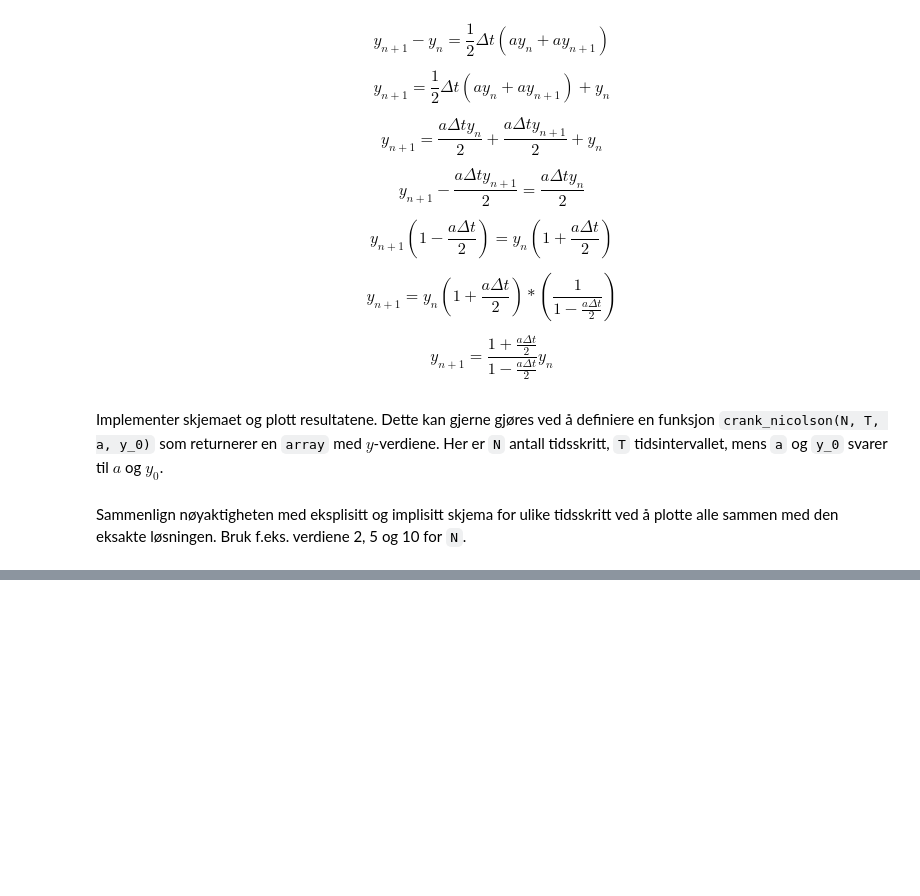
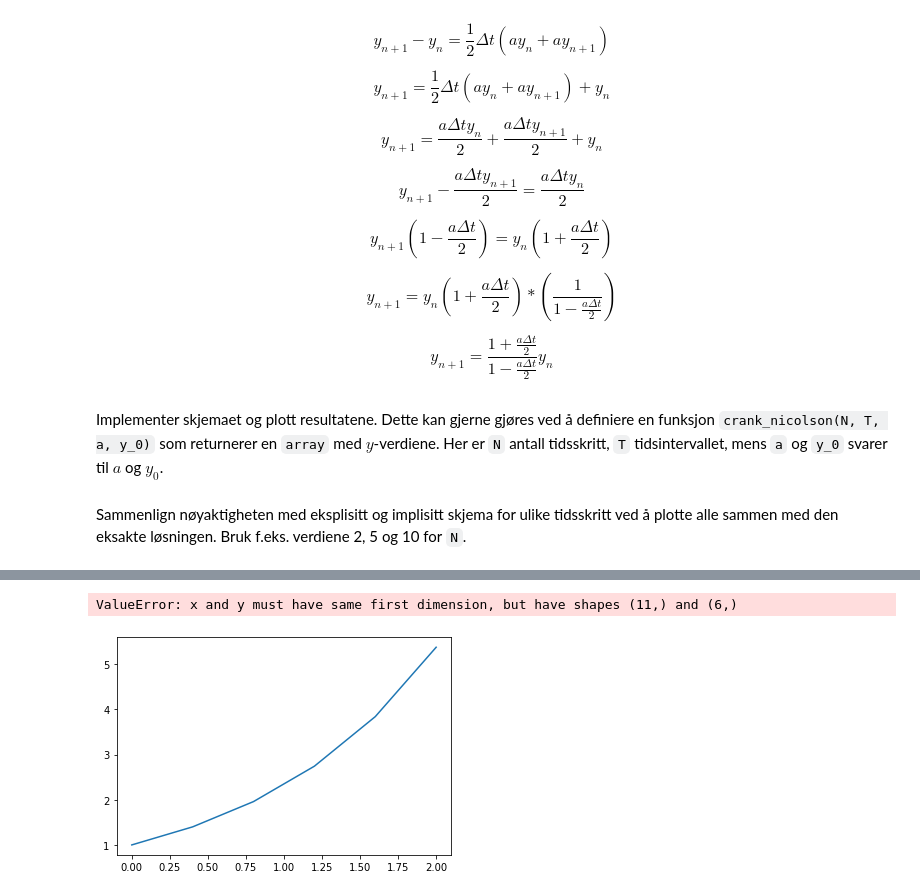
Before and after one commit to bako1/IMT3881, a Jupyter notebook: 03_ode/Arbeidskrav_03.ipynb, the cells around one changed output, grey strips where cells are left out. Drawn from its saved outputs; the diff is of its cells as text; code cells hidden in the pictures; blank space fills up the shorter version.

```diff
--- a/03_ode/Arbeidskrav_03.ipynb
+++ b/03_ode/Arbeidskrav_03.ipynb
@@ -79,0 +109,9 @@ array([1.        , 1.2       , 1.44      , 1.728     , 2.0736    ,
+# %%
+eksplisitt(5,2,1,1)
+implisitt(5,2,1,1)
+crank_nicolson(5,2,1,1)
+plt.plot(np.exp(2))
+plt.legend(["Ekspl","Impl","Crank_N","exact"])
+# %% [output]
+ValueError: x and y must have same first dimension, but have shapes (11,) and (6,)
+[figure, added]
```
Also changed, not shown: parts of 2 cells of this notebook, 1 other file.
